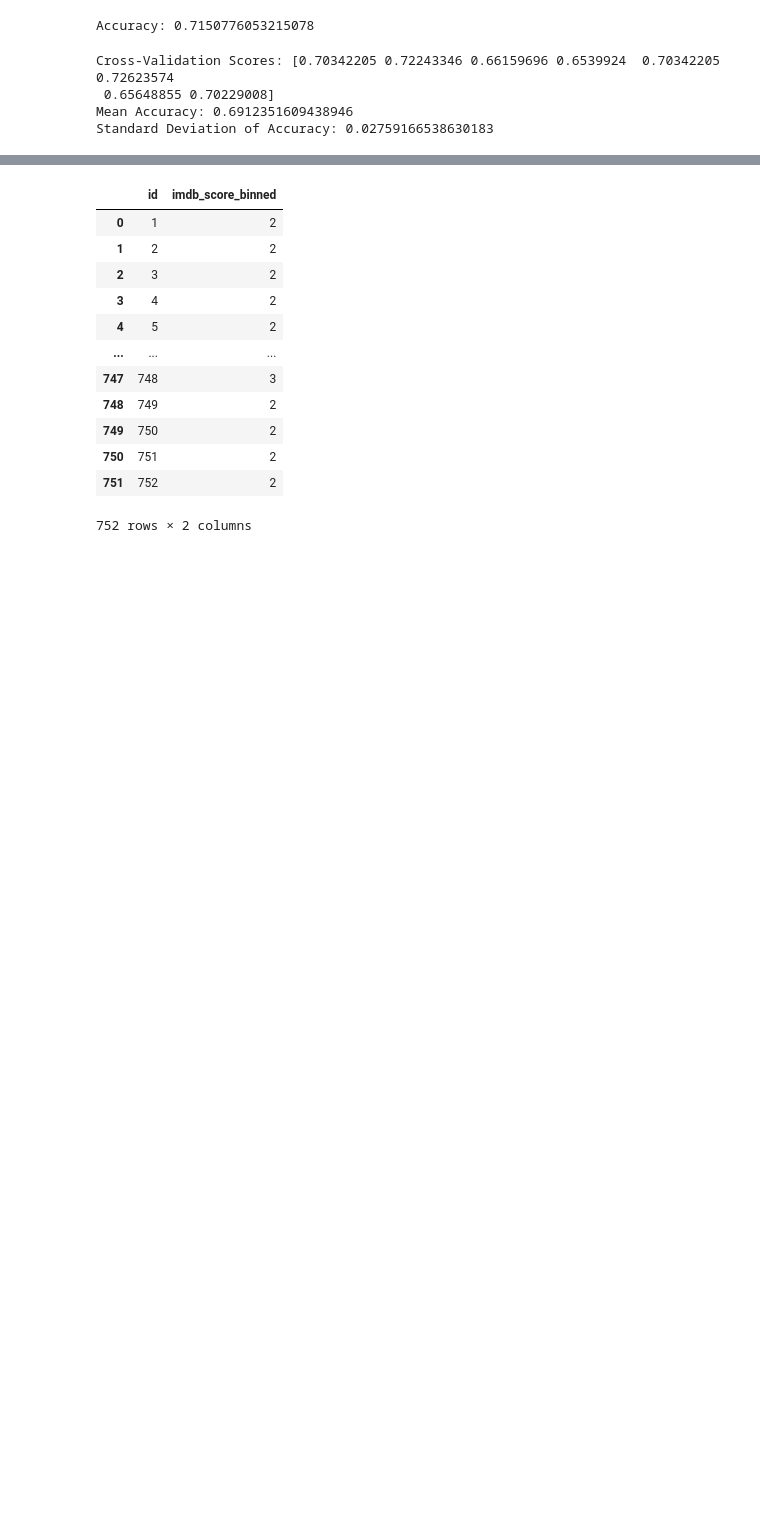
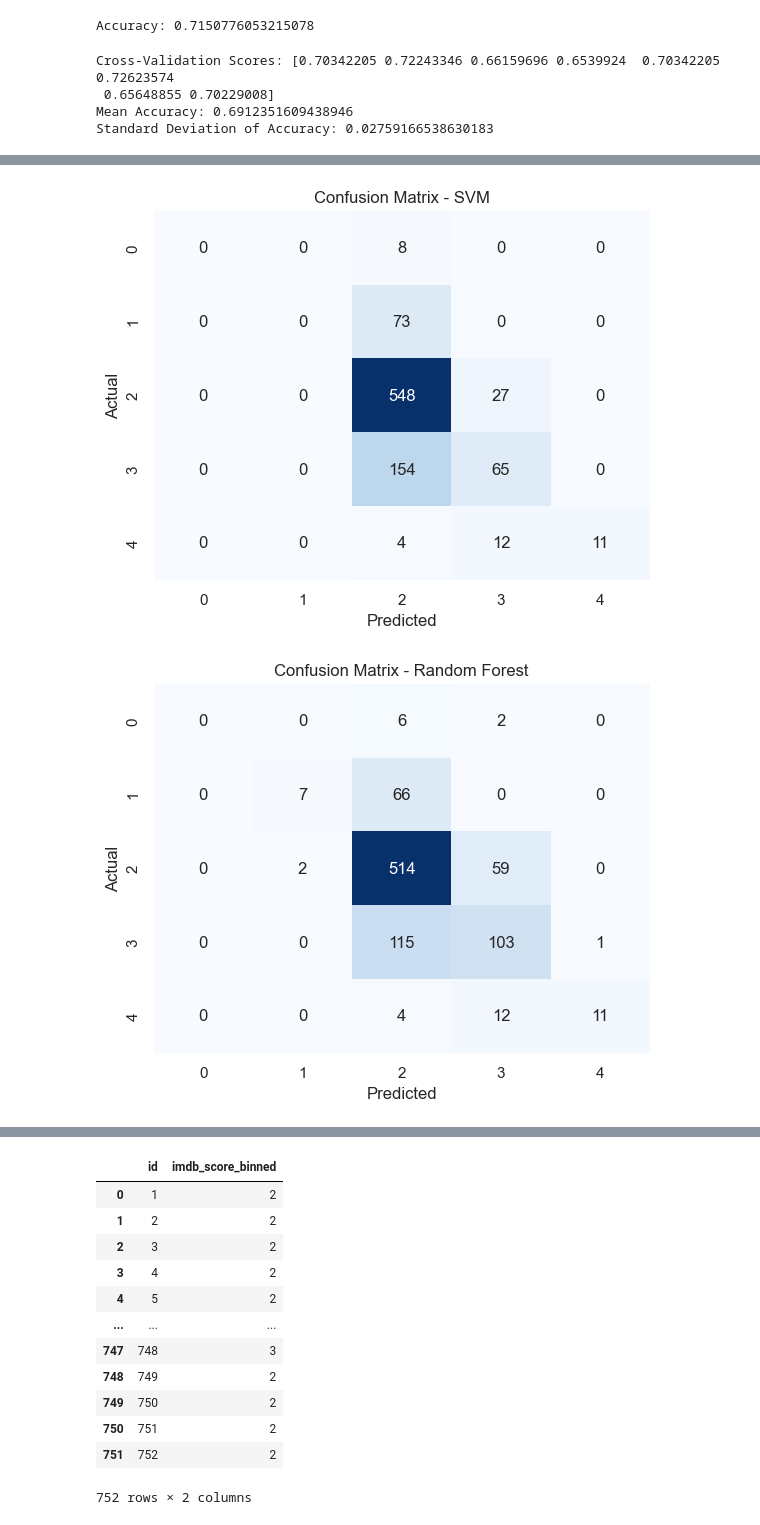
Before and after one commit to jennymai10/movie-rating-prediction, a Jupyter notebook: explore.ipynb, the cells around one changed output, grey strips where cells are left out. Saved outputs shown, nothing was run; the diff lists cells and outputs as text; code cells hidden in the pictures; blank space fills up the shorter version.

```diff
--- a/explore.ipynb
+++ b/explore.ipynb
@@ -447,3 +447,29 @@ df_models
 | 2 | Gradient Boosting | 0.881541 | 0.721729 | 0.833555 |
 | 3 | AdaBoost Classifier | 1.000000 | 0.708426 | 0.912450 |
 | 4 | Ensemble Classifier | 0.890105 | 0.715078 | 0.837550 |
+# %%
+# Function to plot confusion matrix
+def plot_confusion_matrix(y_true, y_pred, title):
+    cm = confusion_matrix(y_true, y_pred)
+    sns.heatmap(cm, annot=True, fmt='d', cmap='Blues', cbar=False)
+    plt.title(title)
+    plt.ylabel('Actual')
+    plt.xlabel('Predicted')
+    plt.show()
+
+# Generate confusion matrices for the validation set
+y_val_pred_svm = svm.predict(X_val)
+y_val_pred_rf = rf.predict(X_val)
+y_val_pred_gb = gb.predict(X_val)
+y_val_pred_ada = ada.predict(X_val)
+y_val_pred_ensemble = ensemble.predict(X_val)
+
+# Plot confusion matrices
+plot_confusion_matrix(y_val, y_val_pred_svm, "Confusion Matrix - SVM")
+plot_confusion_matrix(y_val, y_val_pred_rf, "Confusion Matrix - Random Forest")
+plot_confusion_matrix(y_val, y_val_pred_gb, "Confusion Matrix - Gradient Boosting")
+plot_confusion_matrix(y_val, y_val_pred_ada, "Confusion Matrix - AdaBoost Classifier")
+plot_confusion_matrix(y_val, y_val_pred_ensemble, "Confusion Matrix - Ensemble Classifier")
+# %% [output]
+[figure, added]
+[figure, added]
```
Also changed, not shown: parts of 5 cells of this notebook.
